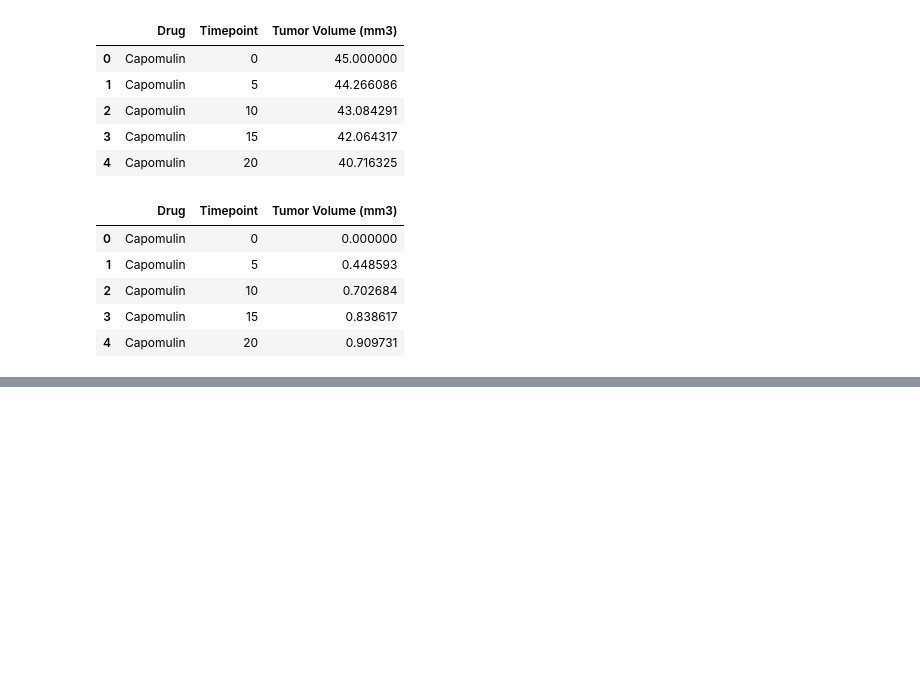
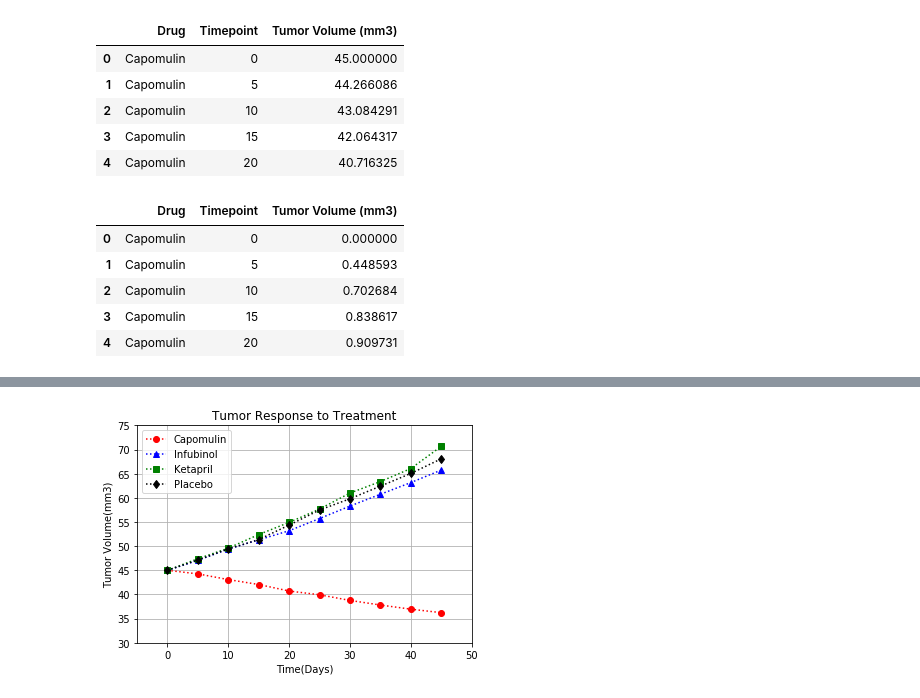
Before and after one commit to reemaratnani/Matplotlib, a Jupyter notebook: pymaceuticals.ipynb, the cells around one changed output, grey strips where cells are left out. Cells and saved outputs as stored; diff of their text form; code cells hidden in the pictures; blank space fills up the shorter version.

Commit message:
Response to Treatment plot

```diff
--- a/pymaceuticals.ipynb
+++ b/pymaceuticals.ipynb
@@ -41,3 +41,6 @@ Tumor_volume_sem.head()
 | 2 | Capomulin | 10 | 0.702684 |
 | 3 | Capomulin | 15 | 0.838617 |
 | 4 | Capomulin | 20 | 0.909731 |
+# %%
+Tumor_mean_tidy = Tumor_volume_mean.pivot(index='Timepoint', columns='Drug', values='Tumor Volume (mm3)')
+Tumor_mean_tidy.head()
@@ -43,0 +55,16 @@ Tumor_volume_sem.head()
+# %%
+x_axis = Tumor_mean_tidy.index
+plt.plot(x_axis, Tumor_mean_tidy.Capomulin, marker = 'o', ls = ':', color = 'red', label ="Capomulin")
+plt.plot(x_axis, Tumor_mean_tidy.Infubinol, marker = '^', ls =':', color = 'blue', label = "Infubinol")
+plt.plot(x_axis, Tumor_mean_tidy.Ketapril, marker ='s', ls =':', color ='green', label = "Ketapril")
+plt.plot(x_axis, Tumor_mean_tidy.Placebo, marker = 'd', ls = ':', color = 'black', label = "Placebo")
+plt.xlim(-5, 50)
+plt.ylim(30, 75)
+plt.title("Tumor Response to Treatment")
+plt.xlabel("Time(Days)")
+plt.ylabel("Tumor Volume(mm3)")
+plt.grid()
+plt.legend()
+plt.show()
+# %% [output]
+[figure, added]
```
Also changed, not shown: parts of 2 cells of this notebook.
